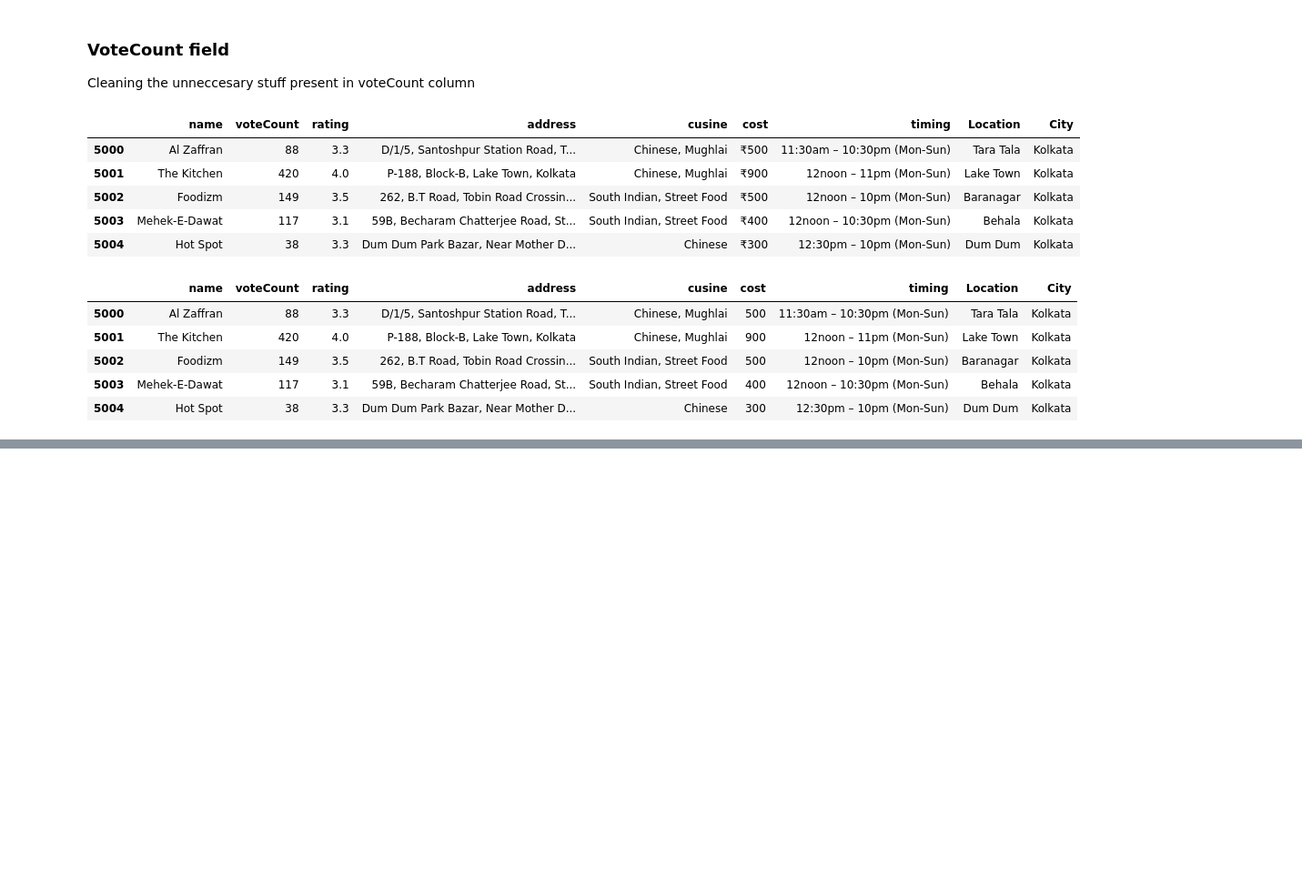
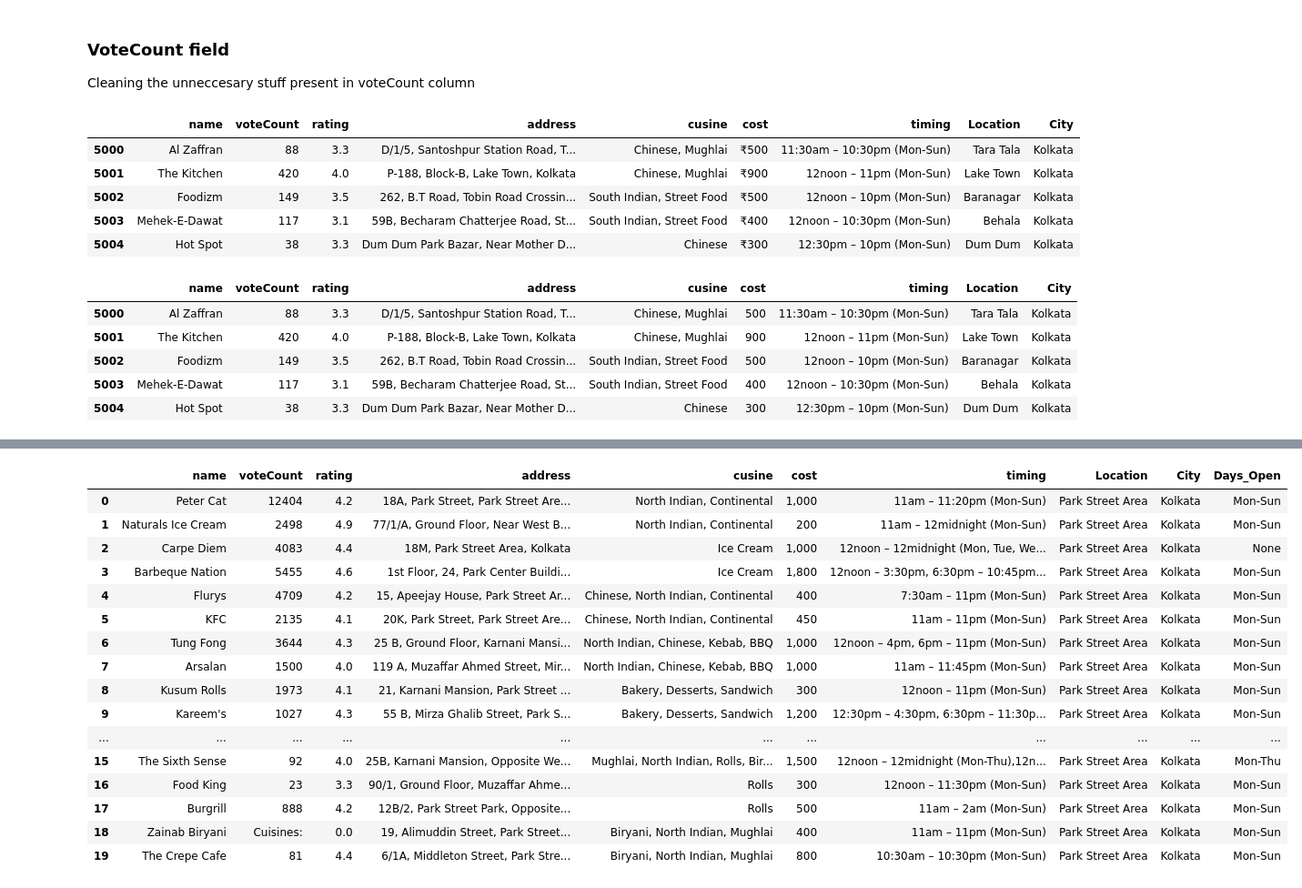
Before and after one commit to theneuralcraftsman/restaurant-ai, a Jupyter notebook: ZomataDataProcessing.ipynb, the cells around one changed output, grey strips where cells are left out. Shown at 91% size. Drawn from its saved outputs; the diff is of its cells as text; code cells hidden in the pictures; blank space fills up the shorter version.

Commit message:
Days_Open column added

```diff
--- a/ZomataDataProcessing.ipynb
+++ b/ZomataDataProcessing.ipynb
@@ -275,0 +302,6 @@ df.to_csv('Zomato_processed_data.csv', index=False)
+# %%
+# Specify the path to your CSV file
+file_path = 'Zomato_processed_data.csv'
+
+# Load the CSV file into a pandas DataFrame
+df = pd.read_csv(file_path)
@@ -275,0 +369,46 @@ df.to_csv('Zomato_processed_data.csv', index=False)
+# %%
+import re
+
+def extract_days_open(timing):
+    """
+    Extracts content inside simple brackets and returns it.
+
+    Args:
+        timing (string): Takes in the whole timing string.
+
+    Returns:
+        str: The extracted content inside simple brackets.
+
+    Example:
+        timing = "11am – 11:20pm (Mon-Sun)"
+
+        days_open = extract_days_open(timing)
+        -> "Mon-Sun"
+    """
+    # Try to match content inside simple brackets
+    days_open_match = re.search(r'\((.*?)\)', timing)
+    return days_open_match.group(1) if days_open_match else None
+# %%
+# Applying the function to create the 'Days_Open' column
+df['Days_Open'] = df['timing'].apply(extract_days_open)
+
+# Display the modified DataFrame
+df.head(20)
+# %% [output]
+|  | name | voteCount | rating | address | cusine | cost | timing | Location | City | Days_Open |
+| 0 | Peter Cat | 12404 | 4.2 | 18A, Park Street, Park Street Are... | North Indian, Continental | 1,000 | 11am – 11:20pm (Mon-Sun) | Park Street Area | Kolkata | Mon-Sun |
+| 1 | Naturals Ice Cream | 2498 | 4.9 | 77/1/A, Ground Floor, Near West B... | North Indian, Continental | 200 | 11am – 12midnight (Mon-Sun) | Park Street Area | Kolkata | Mon-Sun |
+| 2 | Carpe Diem | 4083 | 4.4 | 18M, Park Street Area, Kolkata | Ice Cream | 1,000 | 12noon – 12midnight (Mon, Tue, We... | Park Street Area | Kolkata | None |
+| 3 | Barbeque Nation | 5455 | 4.6 | 1st Floor, 24, Park Center Buildi... | Ice Cream | 1,800 | 12noon – 3:30pm, 6:30pm – 10:45pm... | Park Street Area | Kolkata | Mon-Sun |
+| 4 | Flurys | 4709 | 4.2 | 15, Apeejay House, Park Street Ar... | Chinese, North Indian, Continental | 400 | 7:30am – 11pm (Mon-Sun) | Park Street Area | Kolkata | Mon-Sun |
+| 5 | KFC | 2135 | 4.1 | 20K, Park Street, Park Street Are... | Chinese, North Indian, Continental | 450 | 11am – 11pm (Mon-Sun) | Park Street Area | Kolkata | Mon-Sun |
+| 6 | Tung Fong | 3644 | 4.3 | 25 B, Ground Floor, Karnani Mansi... | North Indian, Chinese, Kebab, BBQ | 1,000 | 12noon – 4pm, 6pm – 11pm (Mon-Sun) | Park Street Area | Kolkata | Mon-Sun |
+| 7 | Arsalan | 1500 | 4.0 | 119 A, Muzaffar Ahmed Street, Mir... | North Indian, Chinese, Kebab, BBQ | 1,000 | 11am – 11:45pm (Mon-Sun) | Park Street Area | Kolkata | Mon-Sun |
+| 8 | Kusum Rolls | 1973 | 4.1 | 21, Karnani Mansion, Park Street ... | Bakery, Desserts, Sandwich | 300 | 12noon – 11pm (Mon-Sun) | Park Street Area | Kolkata | Mon-Sun |
+| 9 | Kareem's | 1027 | 4.3 | 55 B, Mirza Ghalib Street, Park S... | Bakery, Desserts, Sandwich | 1,200 | 12:30pm – 4:30pm, 6:30pm – 11:30p... | Park Street Area | Kolkata | Mon-Sun |
+| ... | ... | ... | ... | ... | ... | ... | ... | ... | ... | ... |
+| 15 | The Sixth Sense | 92 | 4.0 | 25B, Karnani Mansion, Opposite We... | Mughlai, North Indian, Rolls, Bir... | 1,500 | 12noon – 12midnight (Mon-Thu),12n... | Park Street Area | Kolkata | Mon-Thu |
+| 16 | Food King | 23 | 3.3 | 90/1, Ground Floor, Muzaffar Ahme... | Rolls | 300 | 12noon – 11:30pm (Mon-Sun) | Park Street Area | Kolkata | Mon-Sun |
+| 17 | Burgrill | 888 | 4.2 | 12B/2, Park Street Park, Opposite... | Rolls | 500 | 11am – 2am (Mon-Sun) | Park Street Area | Kolkata | Mon-Sun |
+| 18 | Zainab Biryani | Cuisines: | 0.0 | 19, Alimuddin Street, Park Street... | Biryani, North Indian, Mughlai | 400 | 11am – 11pm (Mon-Sun) | Park Street Area | Kolkata | Mon-Sun |
+| 19 | The Crepe Cafe | 81 | 4.4 | 6/1A, Middleton Street, Park Stre... | Biryani, North Indian, Mughlai | 800 | 10:30am – 10:30pm (Mon-Sun) | Park Street Area | Kolkata | Mon-Sun |
```
Also changed, not shown: parts of 14 cells of this notebook, 1 other file.
